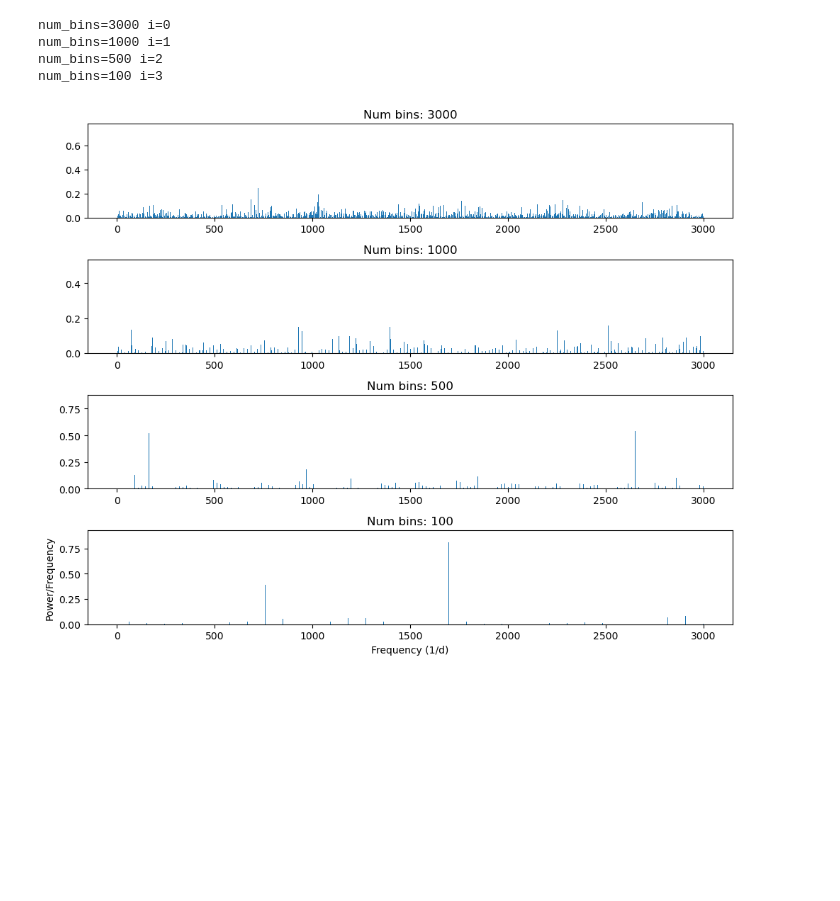
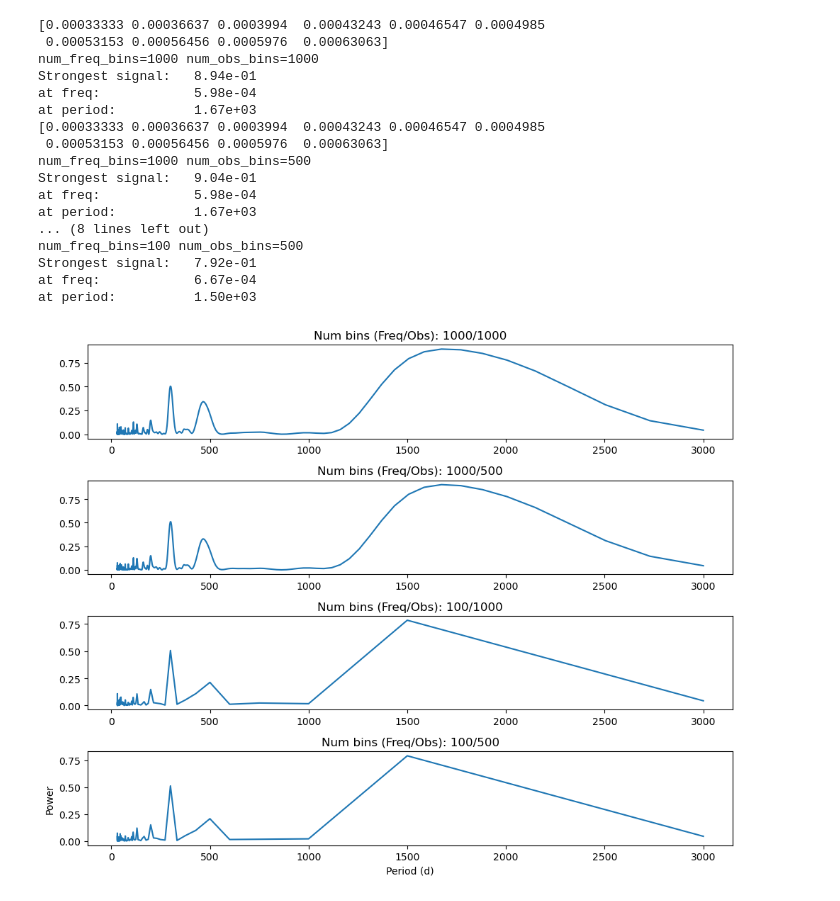
Before and after one commit to skp80286/smbhb_detection, a Jupyter notebook: lomb_scargle_analysis.ipynb, the cells around one changed output. Cells and saved outputs as stored; diff of their text form; code cells hidden in the pictures; blank space fills up the shorter version.

Commit message:
Fix frequency range in LombScargle analysis

```diff
--- a/lomb_scargle_analysis.ipynb
+++ b/lomb_scargle_analysis.ipynb
@@ -6,10 +6,12 @@ lc = np.genfromtxt("data/PG1302_CRTS.dat", names="mjd, mag, magerr", delimiter="
 # %%
 import matplotlib.pyplot as plt
 
-t = lc["mjd"]
-mag = lc["mag"]
+t = lc["mjd"] - lc["mjd"][0]
+mag = lc["mag"] - 14.5
 magerr = lc['magerr']
 
-plt.scatter(t, mag)
+plt.plot(t, mag, marker='None', linestyle='-', zorder=1, color='orange', lw=2)
+plt.errorbar(t, mag, yerr=magerr, zorder=0)
+
 plt.show()
 # %% [output]
@@ -36,31 +38,54 @@ def get_binned_statistic(num_bins, t, mag):
 # %%
 import astropy.units as u
 from astropy.timeseries import LombScargle
 # Initialise the subplot function using number of rows and columns
 figure, axis = plt.subplots(4, 1, figsize=(10,8))
-plt.xlabel("Frequency (1/d)")
-plt.ylabel("Power/Frequency")
+plt.xlabel("Period (d)")
+plt.ylabel("Power")
 plt.title("Lomb-Scargle Periodogram")
 
-for i, num_bins in enumerate([3000, 1000, 500, 100]):
-    freqs = np.linspace(1,3000,num_bins)
-    #print(str(freqs[:10]))
-    #print(str(bin_t[:10]))
-    #print(str(bin_mag[:10]))
-    print("num_bins=" + str(num_bins) + " i=" + str(i))
-    bin_t, bin_mag, bin_magerr = get_binned_statistic(num_bins, t, mag)
-    ls = LombScargle(bin_t * u.day, bin_mag * u.mag, bin_magerr * u.mag)
-    powers = ls.power(freqs/ u.day)
-    #print(str(frequency))
-    axis[i].bar(freqs, powers)
-    axis[i].set_title("Num bins: " + str(num_bins))
+for i, num_freq_bins in enumerate([1000, 100]):
+    for j, num_obs_bins in enumerate([1000, 500]):
+        freqs = np.linspace(1/3000, 1/30,num=num_freq_bins)
+        print(str(freqs[:10]))
+        print("num_freq_bins=" + str(num_freq_bins) + " num_obs_bins=" + str(num_obs_bins))
+        bin_t, bin_mag, bin_magerr = get_binned_statistic(num_obs_bins, t, mag)
+        #bin_t, bin_mag, bin_magerr = (t, mag, magerr)
+
+        #print(str(len(bin_t)) + " : " + str(len(bin_mag)))
+        #print(str(bin_t[:10]))
+        #print(str(bin_mag[:10]))
+        ls = LombScargle(bin_t , bin_mag)
+        powers = ls.power(freqs)
+
+        # Find the freq with the strongest signal
+        k = np.unravel_index(np.argmax(powers), powers.shape)
+        print('Strongest signal: {0:10.2e}'.format(powers[k]))
+        print('at freq:          {0:10.2e}'.format(freqs[k]))
+        print('at period:        {0:10.2e}'.format(1/freqs[k]))
+
+        axis[i*2+j].plot(1/freqs, powers)
+        axis[i*2+j].set_title("Num bins (Freq/Obs): " + str(num_freq_bins) + "/" + str(num_obs_bins))
 
 plt.tight_layout()
 plt.show()
 # TODO: Find the FAP (False probability)
 # %% [output]
-num_bins=3000 i=0
-num_bins=1000 i=1
-num_bins=500 i=2
-num_bins=100 i=3
+[0.00033333 0.00036637 0.0003994  0.00043243 0.00046547 0.0004985
+ 0.00053153 0.00056456 0.0005976  0.00063063]
+num_freq_bins=1000 num_obs_bins=1000
+Strongest signal:   8.94e-01
+at freq:            5.98e-04
+at period:          1.67e+03
+[0.00033333 0.00036637 0.0003994  0.00043243 0.00046547 0.0004985
+ 0.00053153 0.00056456 0.0005976  0.00063063]
+num_freq_bins=1000 num_obs_bins=500
+Strongest signal:   9.04e-01
+at freq:            5.98e-04
+at period:          1.67e+03
+... (8 lines left out)
+num_freq_bins=100 num_obs_bins=500
+Strongest signal:   7.92e-01
+at freq:            6.67e-04
+at period:          1.50e+03
-[figure, old version]
+[figure, new version]
```
Also changed, not shown: parts of 3 cells of this notebook.
